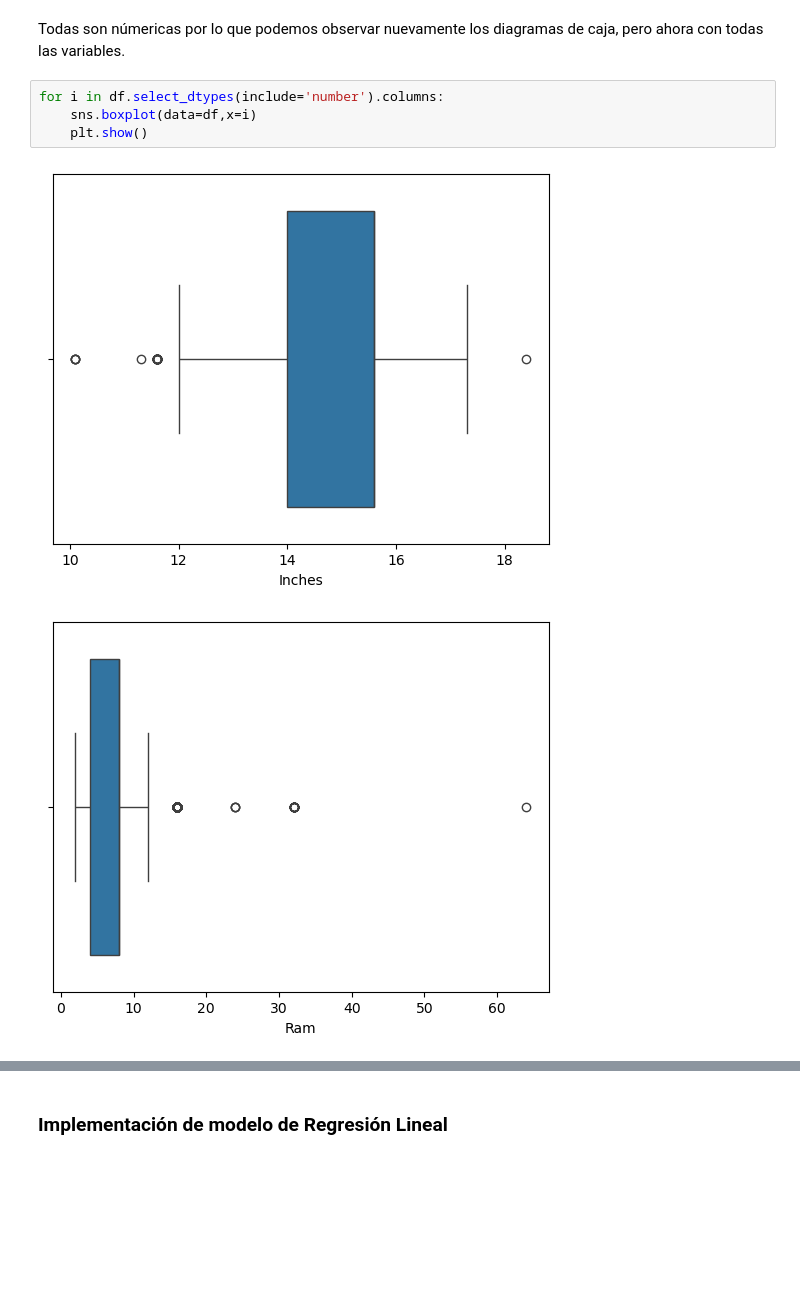
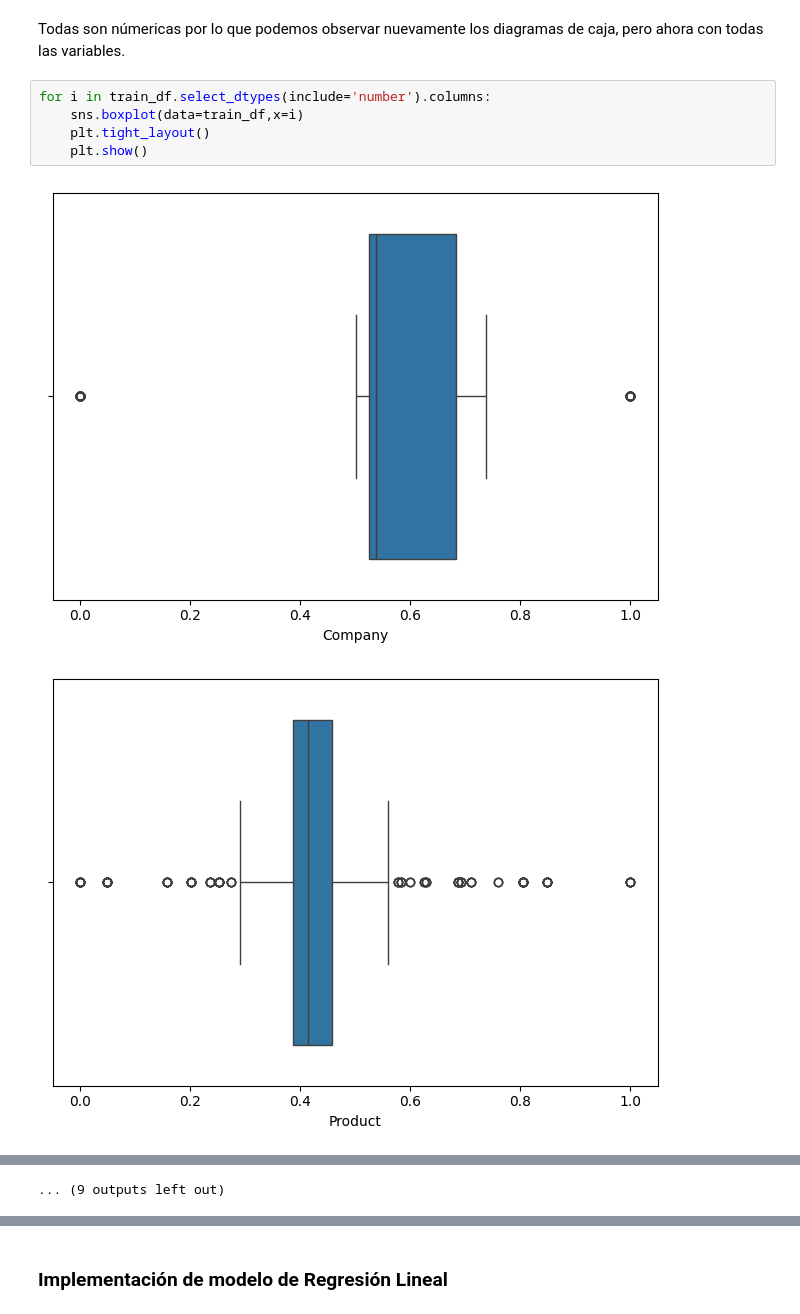
Before and after one commit to Alejandra-437/Newtonians, a Jupyter notebook: proyect.ipynb, the cells around one changed output, grey strips where cells are left out. Saved outputs shown, nothing was run; the diff lists cells and outputs as text; blank space fills up the shorter version.

Commit message:
fix: Correct laptop graphs explanation

```diff
--- a/proyect.ipynb
+++ b/proyect.ipynb
@@ -501,9 +508,10 @@ dtype: object
 # %% [markdown]
 Todas son númericas por lo que podemos observar nuevamente los diagramas de caja, pero ahora con todas las variables.
 # %%
-for i in df.select_dtypes(include='number').columns:
-    sns.boxplot(data=df,x=i)
+for i in train_df.select_dtypes(include='number').columns:
+    sns.boxplot(data=train_df,x=i)
+    plt.tight_layout()
     plt.show()
 # %% [output]
-[figure, old version]
+[figure, new version]
-[figure, old version]
+[figure, new version]
@@ -511,0 +528 @@ for i in df.select_dtypes(include='number').columns:
+... (9 outputs left out)
```
Also changed, not shown: parts of 21 cells of this notebook.
